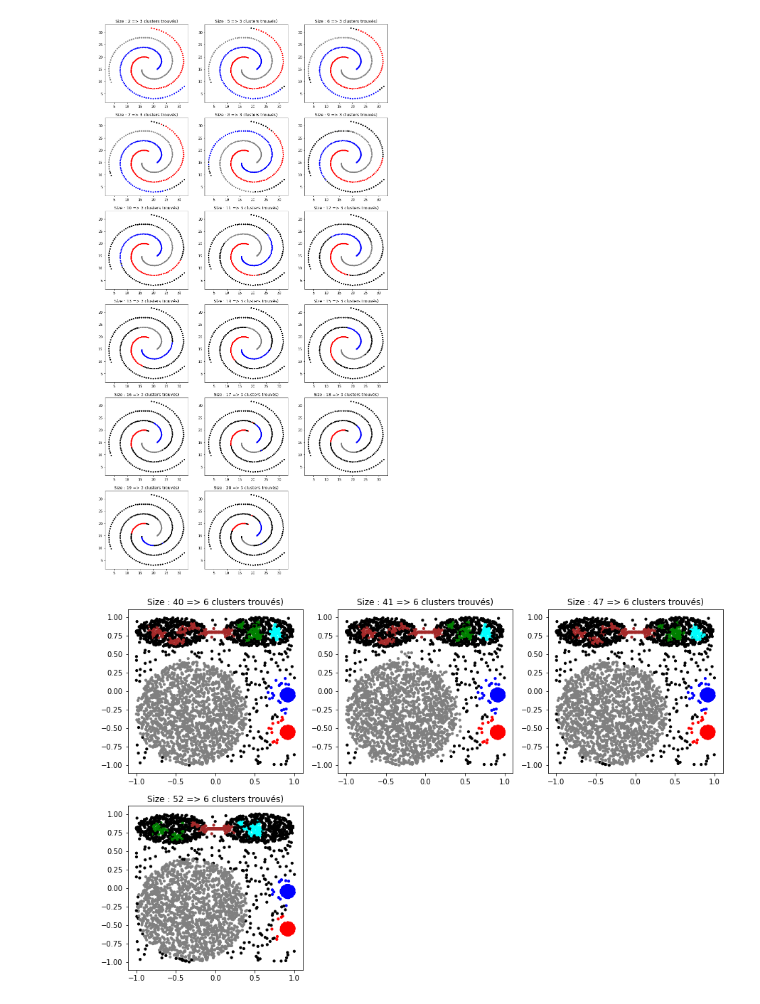
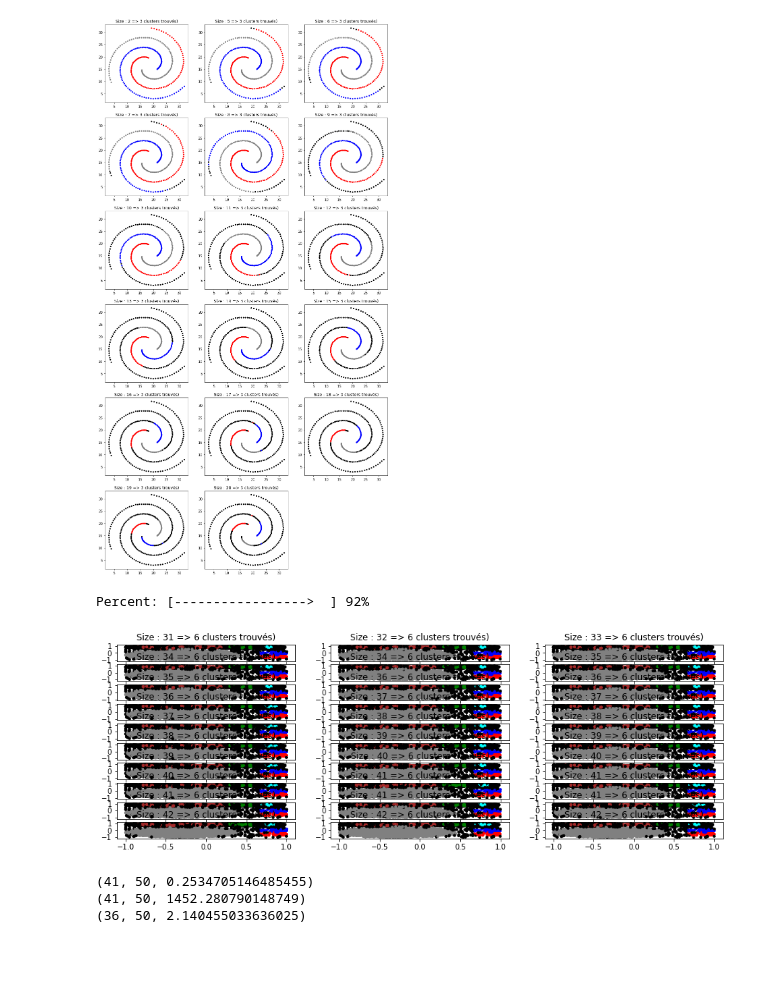
Before and after one commit to pierremrg/ApprentissageNS, a Jupyter notebook: dbscan.ipynb, the cells around one changed output. Cells and saved outputs as stored; diff of their text form; code cells hidden in the pictures; blank space fills up the shorter version.

Commit message:
hdbscan

```diff
--- a/dbscan.ipynb
+++ b/dbscan.ipynb
@@ -558,43 +558,84 @@ for size in range(2, max_size):
         j += 1
 # %% [output]
 [figure]
+# %%
+def progressBar(value, endvalue, bar_length=20):
+
+    percent = float(value) / endvalue
+    arrow = '-' * int(round(percent * bar_length)-1) + '>'
+    spaces = ' ' * (bar_length - len(arrow))
+
+    sys.stdout.write("\rPercent: [{0}] {1}%".format(arrow + spaces, int(round(percent * 100))))
+    sys.stdout.flush()
 # %%
 
 f = open('data/CURE.arff', 'r')
 
 data, meta = arff.loadarff(f)
 
 
 colors = ['red', 'blue', 'gray', 'cyan', 'green',
           'brown', 'magenta', 'orange', 'purple',
           'darkblue', 'salmon', '#000000']
 
 X = [[data[i]['x'], data[i]['y']] for i in range(len(data))]
 
 plt.figure(figsize=(15,50))
 
 values_silhouette = []
 values_calinski = []
 values_bouldin = []
 
 times = []
 j = 1
 
-max_size = 100
+max_size = 50
+min_samples = 50
+printed = 0
 
-printed = 0
+
+progress = 1
+
 for size in range(2, max_size):
-    start_time = time.process_time()
-    hdbscan_labels = hdbscan.HDBSCAN(min_cluster_size=size).fit_predict(X)
-    times.append(time.process_time() - start_time)
+    for min_sample in range(2, min_samples):
+        progressBar(progress, min_samples*max_size)
+        progress += 1
+        start_time = time.process_time()
+        hdbscan_labels = hdbscan.HDBSCAN(min_cluster_size=size, min_samples=min_sample).fit_predict(X)
+        times.append(time.process_time() - start_time)
 
-    if(max(hdbscan_labels + 1) == 6 and printed < 30):
-        plt.subplot(10, 3, j)
+        if(max(hdbscan_labels + 1) == 6):
+            values_silhouette.append(
+                (size, min_samples, metrics.silhouette_score(X, hdbscan_labels, metric='euclidean'))
+            )
+            values_calinski.append(
+                (size, min_samples, metrics.calinski_harabasz_score(X, hdbscan_labels))
+            )
+            values_bouldin.append(
+                (size, min_samples, metrics.davies_bouldin_score(X, hdbscan_labels))
+            )
 
-        #plt.scatter(data['x'], data['y'], c=dbscan.labels_, s=10)
-        c_used = [colors[hdbscan_labels[i] % len(colors)] for i in range(len(data))]
-        plt.scatter(data['x'], data['y'], c=c_used, s=10)
-        plt.title("Size : " + str(size) + " => " + str(max(hdbscan_labels + 1)) + " clusters trouvés)")
-        j += 1
+            if printed < 30:
+                plt.subplot(100, 3, j)
+
+                #plt.scatter(data['x'], data['y'], c=dbscan.labels_, s=10)
+                c_used = [colors[hdbscan_labels[i] % len(colors)] for i in range(len(data))]
+                plt.scatter(data['x'], data['y'], c=c_used, s=10)
+                plt.title("Size : " + str(size) + " => " + str(max(hdbscan_labels + 1)) + " clusters trouvés)")
+                j += 1
+                printed += 1
 # %% [output]
+Percent: [----------------->  ] 92%
-[figure, old version]
+[figure, new version]
+# %%
+values_silhouette.sort(key= lambda tup: tup[2], reverse = True)
+values_calinski.sort(key= lambda tup: tup[2], reverse = True)
+values_bouldin.sort(key= lambda tup: tup[2], reverse = True)
+
+print(values_silhouette[0])
+print(values_calinski[0])
+print(values_bouldin[0])
+# %% [output]
+(41, 50, 0.2534705146485455)
+(41, 50, 1452.280790148749)
+(36, 50, 2.140455033636025)
```
Also changed, not shown: parts of 1 cell of this notebook.
